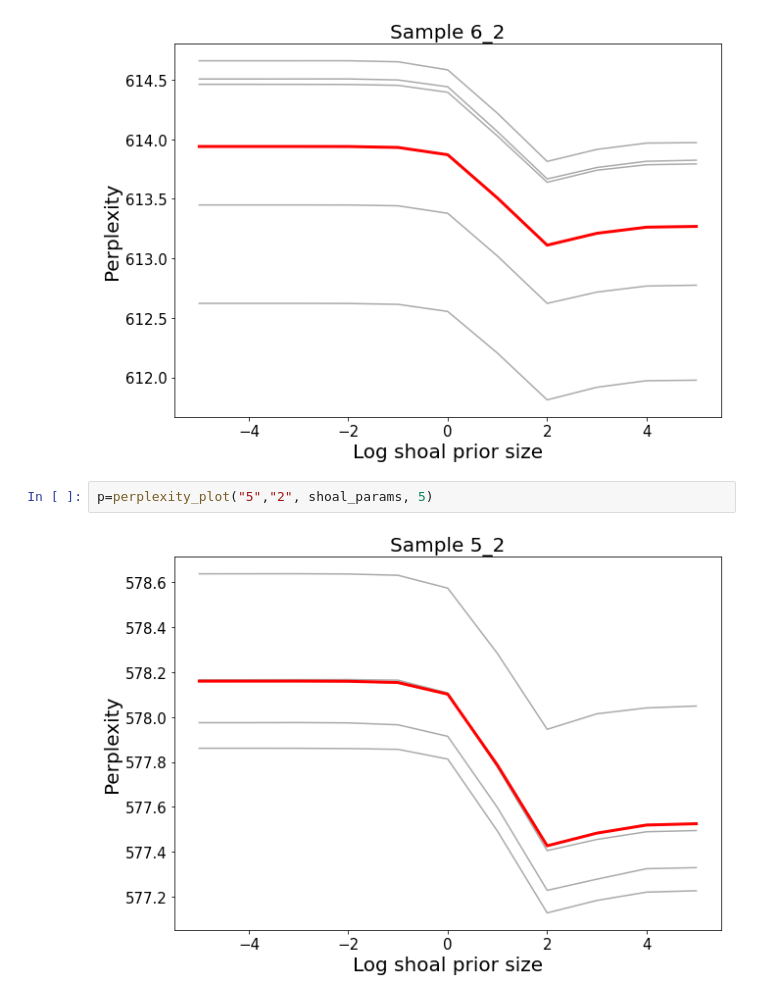
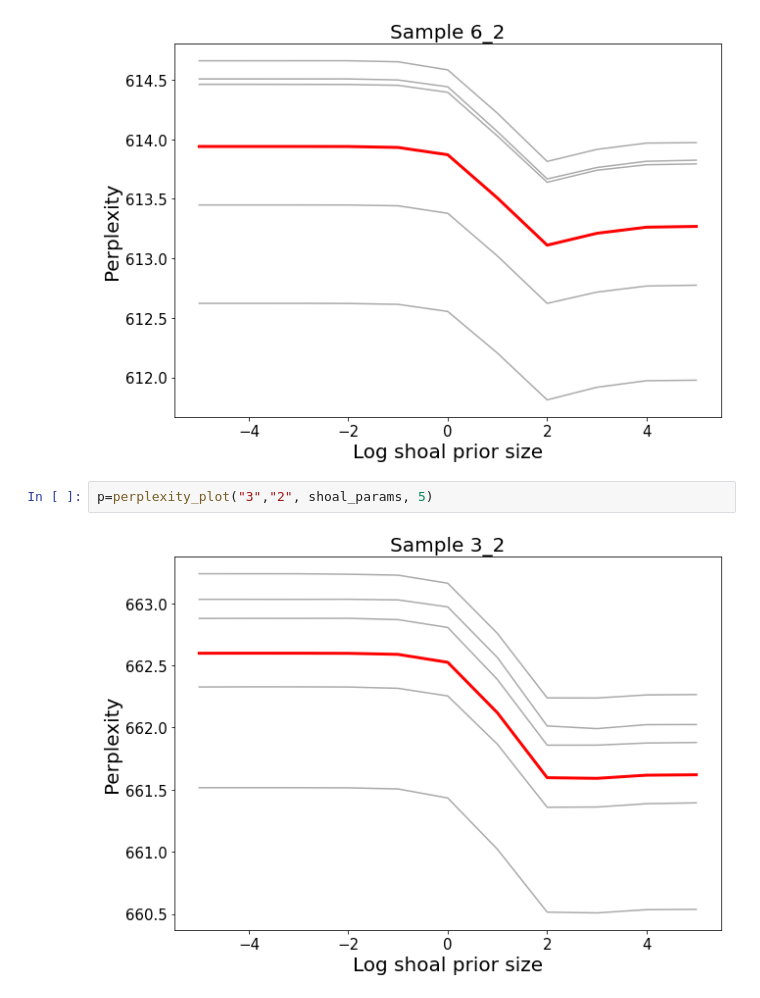
Before and after one commit to NPSDC/shoal_exeperiments, a Jupyter notebook: swim/notebooks/Perplexity Shoal.ipynb, the cells around one changed output. Saved outputs shown, nothing was run; the diff lists cells and outputs as text.

Commit message:
snake with latest shoal

```diff
--- a/swim/notebooks/Perplexity Shoal.ipynb
+++ b/swim/notebooks/Perplexity Shoal.ipynb
@@ -79,6 +79,6 @@ p=perplexity_plot("6","2", shoal_params, 5)
 # %% [output]
 [figure]
 # %%
-p=perplexity_plot("5","2", shoal_params, 5)
+p=perplexity_plot("3","2", shoal_params, 5)
 # %% [output]
-[figure, old version]
+[figure, new version]
```
Also changed, not shown: 2 other files.
